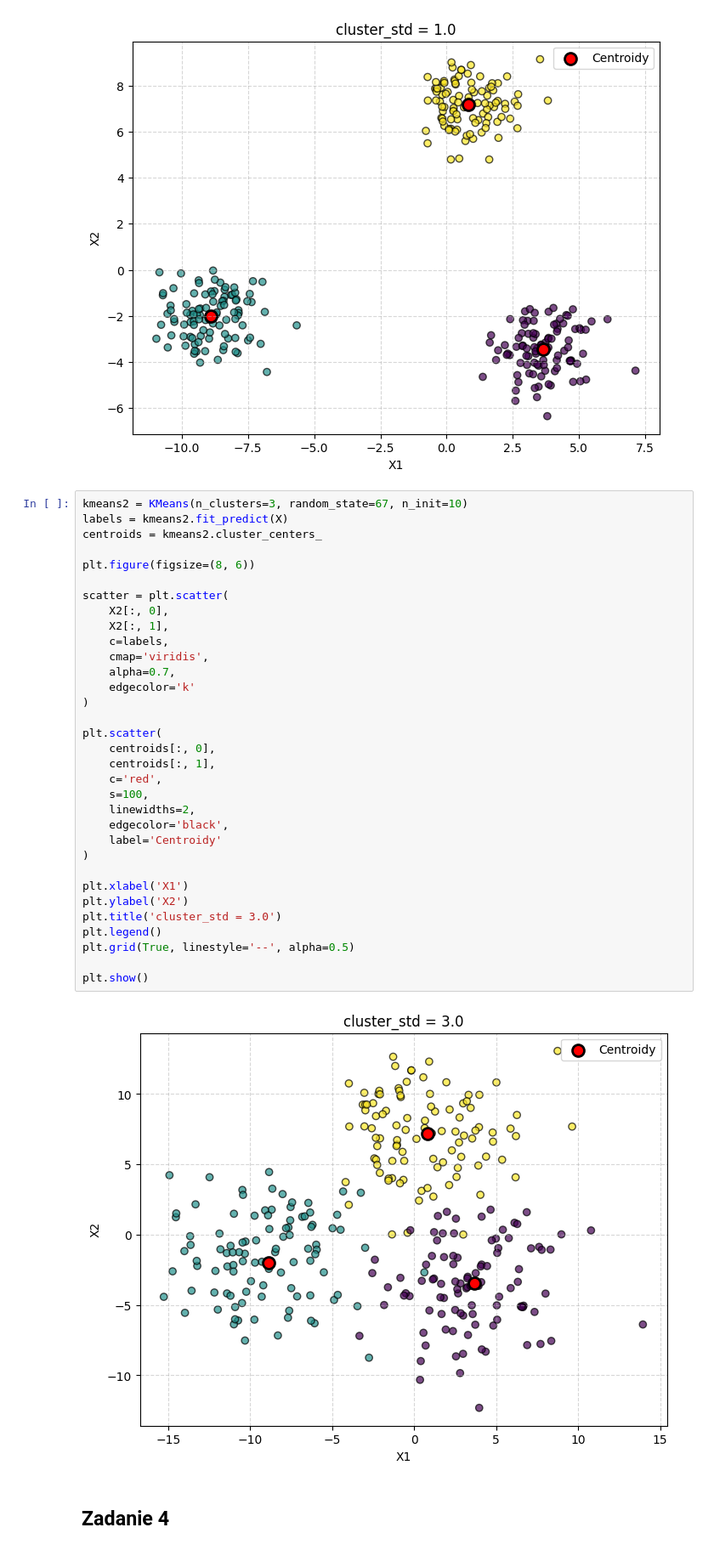
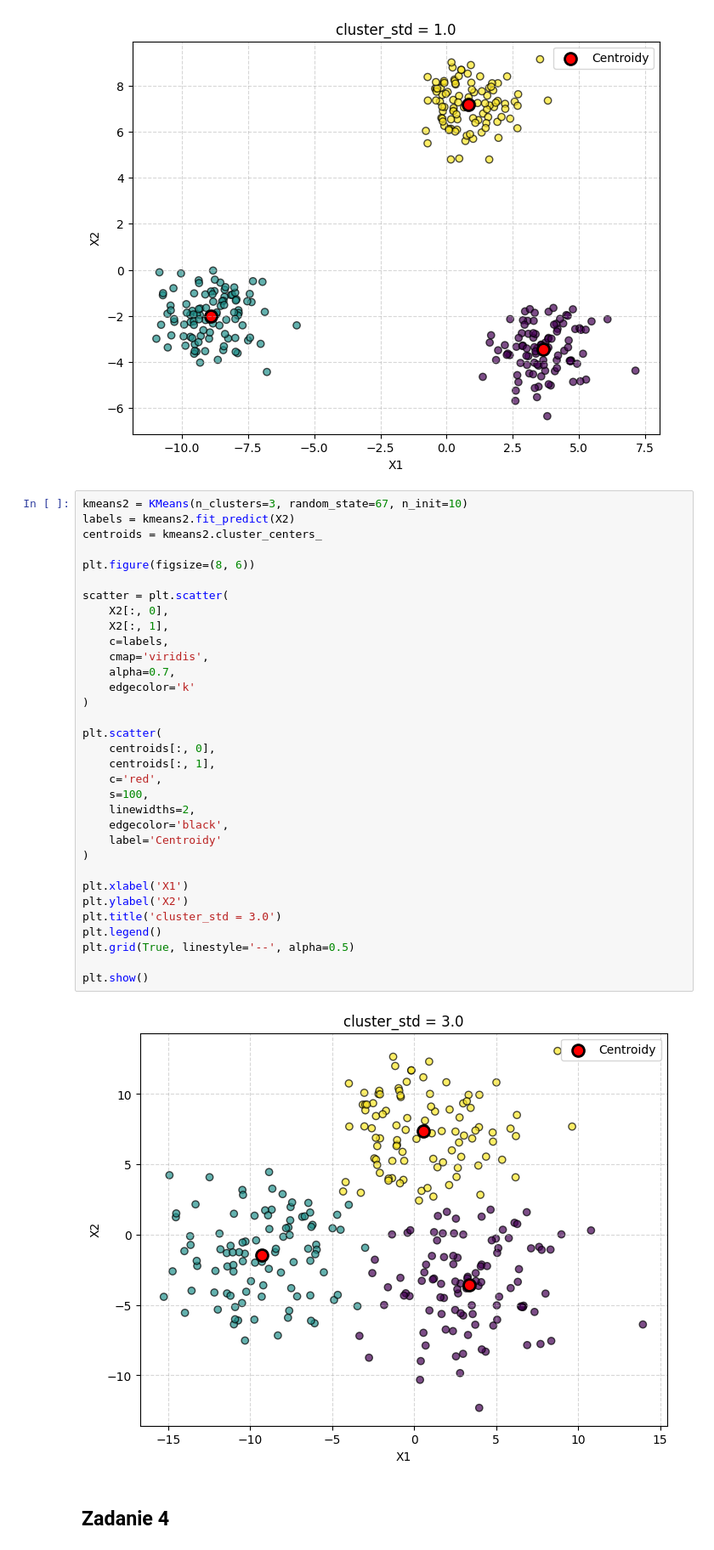
Before and after one commit to Carkules/machine_learning_intro, a Jupyter notebook: list_2/list_2.ipynb, the cells around one changed output. Shown at 85% size. Drawn from its saved outputs; the diff is of its cells as text.

```diff
--- a/list_2/list_2.ipynb
+++ b/list_2/list_2.ipynb
@@ -209,39 +209,39 @@ plt.show()
 [figure]
 # %%
 kmeans2 = KMeans(n_clusters=3, random_state=67, n_init=10)
-labels = kmeans2.fit_predict(X)
+labels = kmeans2.fit_predict(X2)
 centroids = kmeans2.cluster_centers_
 
 plt.figure(figsize=(8, 6))
 
 scatter = plt.scatter(
     X2[:, 0],
     X2[:, 1],
     c=labels,
     cmap='viridis',
     alpha=0.7,
     edgecolor='k'
 )
 
 plt.scatter(
     centroids[:, 0],
     centroids[:, 1],
     c='red',
     s=100,
     linewidths=2,
     edgecolor='black',
     label='Centroidy'
 )
 
 plt.xlabel('X1')
 plt.ylabel('X2')
 plt.title('cluster_std = 3.0')
 plt.legend()
 plt.grid(True, linestyle='--', alpha=0.5)
 
 plt.show()
 # %% [output]
-[figure, old version]
+[figure, new version]
 # %% [markdown]
 ## Zadanie 4
 # %%
```
Also changed, not shown: parts of 14 cells of this notebook.
